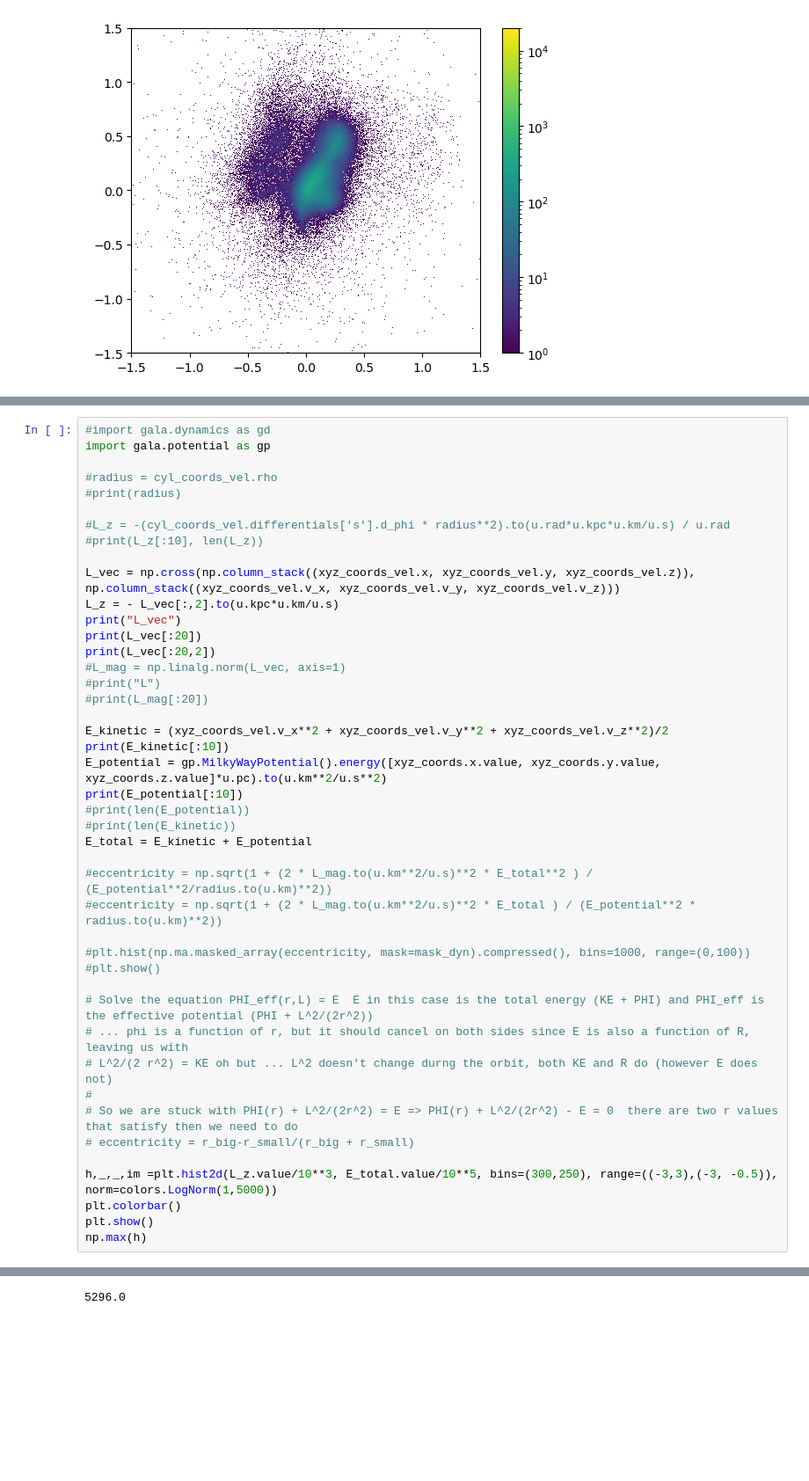
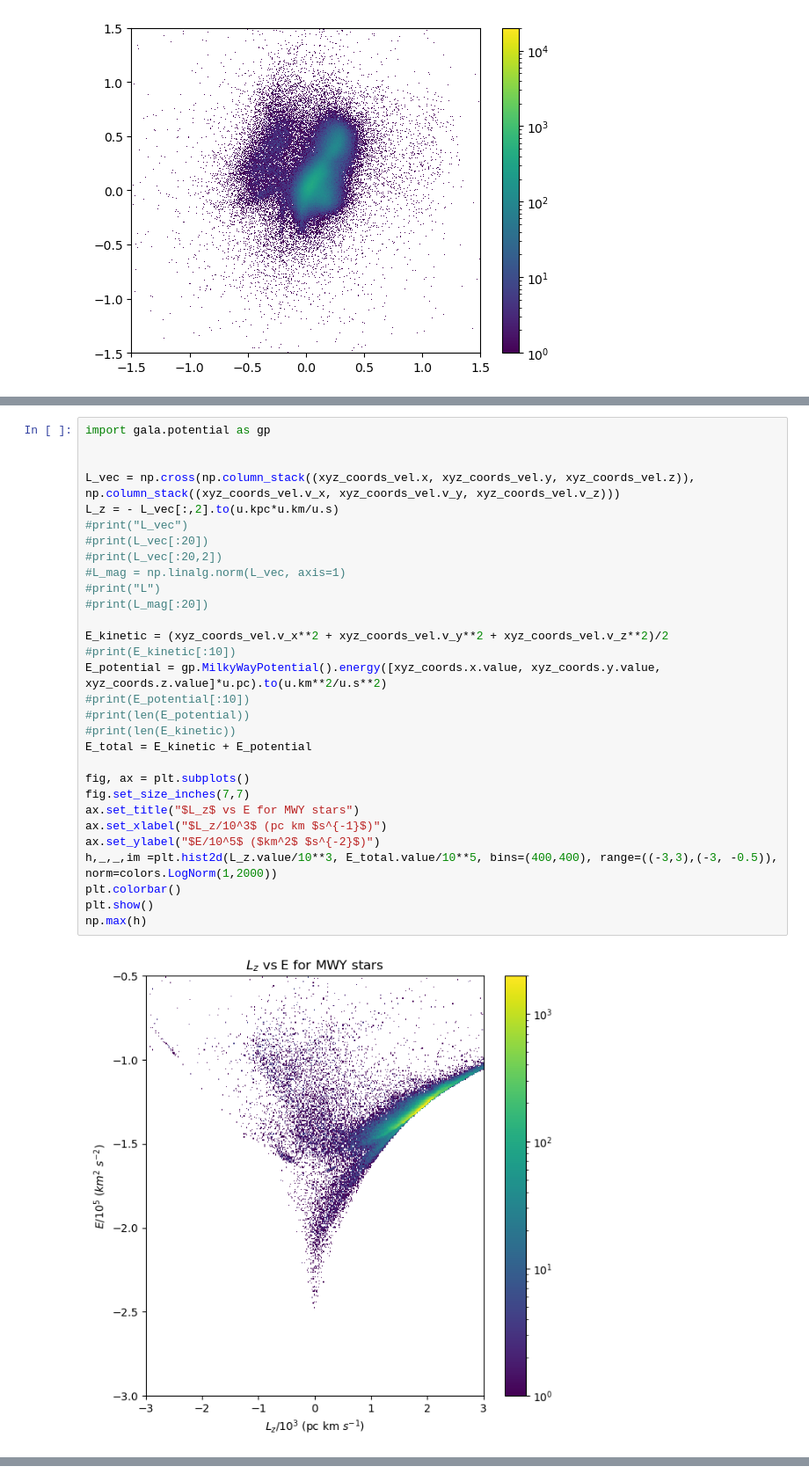
Before and after one commit to mtauraso/astro511, a Jupyter notebook: Homework3.ipynb, the cells around one changed output, grey strips where cells are left out. Shown at 88% size. Drawn from its saved outputs; the diff is of its cells as text; blank space fills up the shorter version.

```diff
--- a/Homework3.ipynb
+++ b/Homework3.ipynb
@@ -359,47 +358,34 @@ xyz_coords_vel = sky_coords_vel.transform_to(coords.Galactocentric)
 # %% [output]
 294929
 # %%
-#import gala.dynamics as gd
 import gala.potential as gp
 
-#radius = cyl_coords_vel.rho
-#print(radius)
-
-#L_z = -(cyl_coords_vel.differentials['s'].d_phi * radius**2).to(u.rad*u.kpc*u.km/u.s) / u.rad
-#print(L_z[:10], len(L_z))
 
 L_vec = np.cross(np.column_stack((xyz_coords_vel.x, xyz_coords_vel.y, xyz_coords_vel.z)), np.column_stack((xyz_coords_vel.v_x, xyz_coords_vel.v_y, xyz_coords_vel.v_z)))
 L_z = - L_vec[:,2].to(u.kpc*u.km/u.s)
-print("L_vec")
-print(L_vec[:20])
-print(L_vec[:20,2])
+#print("L_vec")
+#print(L_vec[:20])
+#print(L_vec[:20,2])
 #L_mag = np.linalg.norm(L_vec, axis=1)
 #print("L")
 #print(L_mag[:20])
 
 E_kinetic = (xyz_coords_vel.v_x**2 + xyz_coords_vel.v_y**2 + xyz_coords_vel.v_z**2)/2
-print(E_kinetic[:10])
+#print(E_kinetic[:10])
 E_potential = gp.MilkyWayPotential().energy([xyz_coords.x.value, xyz_coords.y.value, xyz_coords.z.value]*u.pc).to(u.km**2/u.s**2)
-print(E_potential[:10])
+#print(E_potential[:10])
 #print(len(E_potential))
 #print(len(E_kinetic))
 E_total = E_kinetic + E_potential
 
-#eccentricity = np.sqrt(1 + (2 * L_mag.to(u.km**2/u.s)**2 * E_total**2 ) / (E_potential**2/radius.to(u.km)**2))
-#eccentricity = np.sqrt(1 + (2 * L_mag.to(u.km**2/u.s)**2 * E_total ) / (E_potential**2 * radius.to(u.km)**2))
-
-#plt.hist(np.ma.masked_array(eccentricity, mask=mask_dyn).compressed(), bins=1000, range=(0,100))
-#plt.show()
-
-# Solve the equation PHI_eff(r,L) = E  E in this case is the total energy (KE + PHI) and PHI_eff is the effective potential (PHI + L^2/(2r^2))
-# ... phi is a function of r, but it should cancel on both sides since E is also a function of R, leaving us with
-# L^2/(2 r^2) = KE oh but ... L^2 doesn't change durng the orbit, both KE and R do (however E does not)
-#
-# So we are stuck with PHI(r) + L^2/(2r^2) = E => PHI(r) + L^2/(2r^2) - E = 0  there are two r values that satisfy then we need to do
-# eccentricity = r_big-r_small/(r_big + r_small)
-
-h,_,_,im =plt.hist2d(L_z.value/10**3, E_total.value/10**5, bins=(300,250), range=((-3,3),(-3, -0.5)),  norm=colors.LogNorm(1,5000))
+fig, ax = plt.subplots()
+fig.set_size_inches(7,7)
+ax.set_title("$L_z$ vs E for MWY stars")
+ax.set_xlabel("$L_z/10^3$ (pc km $s^{-1}$)")
+ax.set_ylabel("$E/10^5$ ($km^2$ $s^{-2}$)")
+h,_,_,im =plt.hist2d(L_z.value/10**3, E_total.value/10**5, bins=(400,400), range=((-3,3),(-3, -0.5)),  norm=colors.LogNorm(1,2000))
 plt.colorbar()
 plt.show()
 np.max(h)
 # %% [output]
+[figure, new version]
@@ -431 +392,0 @@ L_vec
-5296.0
```
Also changed, not shown: parts of 4 cells of this notebook, 8 other files.
